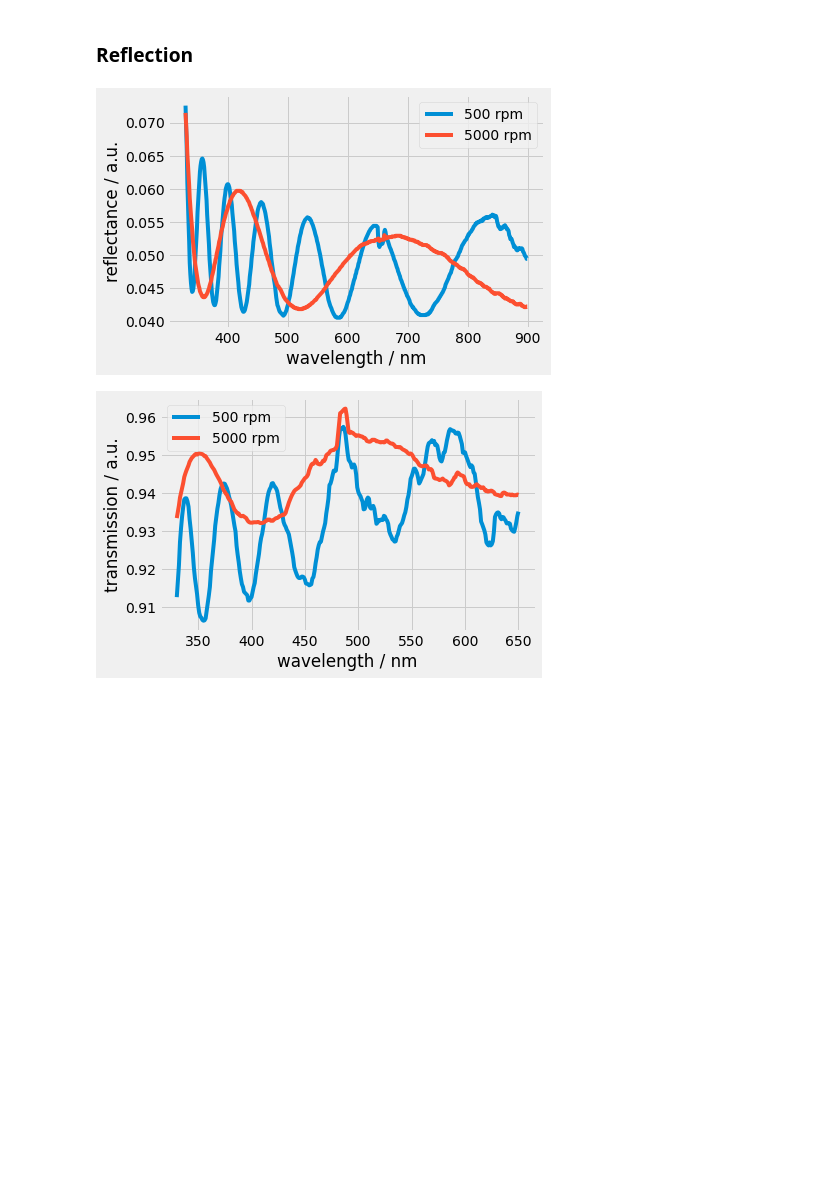
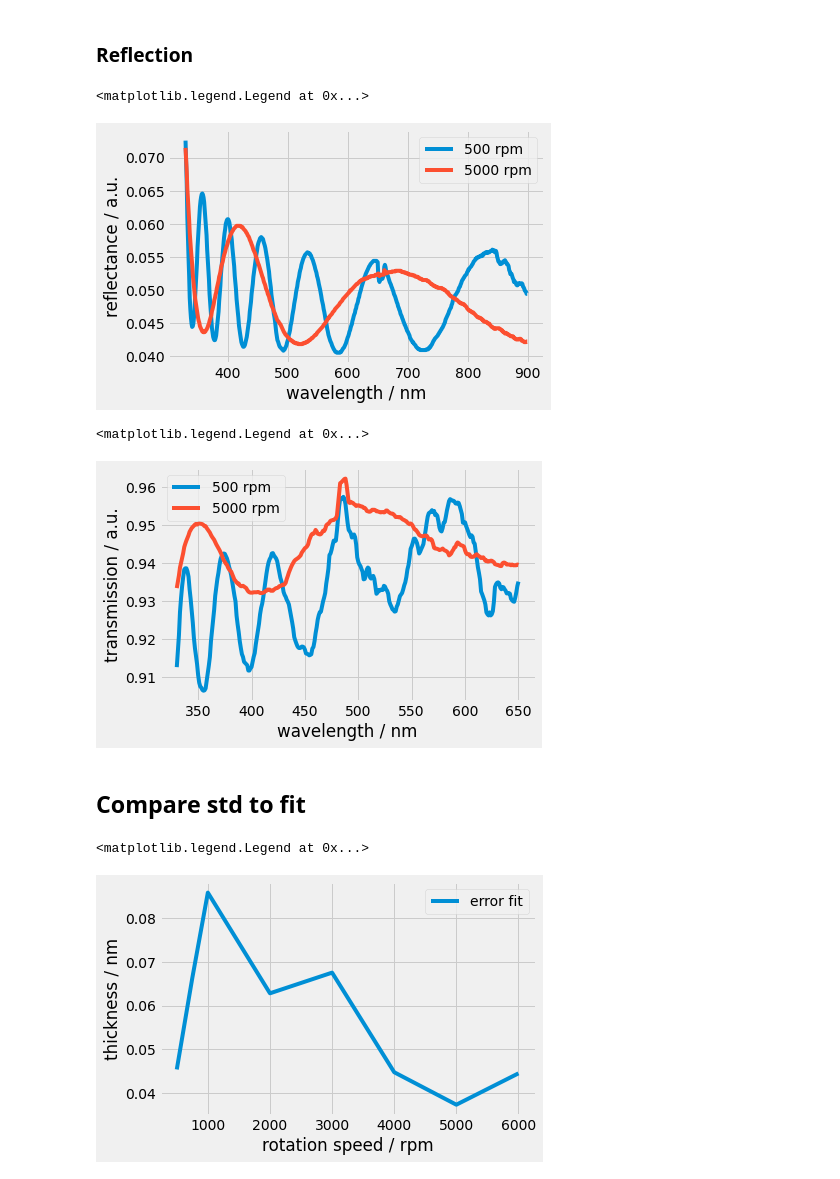
Before and after one commit to LeoausderDose/PPD, a Jupyter notebook: Versuch_ThinFilm/Programmien/EinflussMessmethodeSpektren_Rot.ipynb, the cells around one changed output. Cells and saved outputs as stored; diff of their text form; code cells hidden in the pictures; blank space fills up the shorter version.

```diff
--- a/Versuch_ThinFilm/Programmien/EinflussMessmethodeSpektren.ipynb
+++ b/Versuch_ThinFilm/Programmien/EinflussMessmethodeSpektren_Rot.ipynb
@@ -97,8 +119,9 @@ plt.xlabel('wavelength / nm')
 plt.ylabel('reflectance / a.u.')
 plt.legend()
 
-tikzplotlib.save("VglMessmeth_refl_500adn5000.tex")
+# tikzplotlib.save("VglMessmeth_refl_500adn5000.tex")
 # %% [output]
+<matplotlib.legend.Legend at 0x...>
 [figure]
 # %%
 plt.plot(dfspec_trans500rpm.loc[:,'nm'], dfspec_trans500rpm.loc[:,'ref'], label  = '500 rpm')
@@ -108,6 +131,22 @@ plt.plot(dfspec_trans5000rpm.loc[:,'nm'], dfspec_trans5000rpm.loc[:,'ref'], labe
 plt.xlabel('wavelength / nm')
 plt.ylabel('transmission / a.u.')
 plt.legend()
-tikzplotlib.save("VglMessmeth_trans_500adn5000.tex")
+# tikzplotlib.save("VglMessmeth_trans_500adn5000.tex")
 # %% [output]
+<matplotlib.legend.Legend at 0x...>
 [figure]
+# %% [markdown]
+## Compare std to fit
+# %%
+plt.plot(heterogeneity_ref[:,0],heterogeneity_ref[:,4], label  = 'error fit')
+#plt.plot(heterogeneity_ref[:,0],heterogeneity_ref[:,2], label  = 'std')
+#plt.plot(heterogeneity_ref[:,0],heterogeneity_ref[:,5], label  = 'div')
+#plt.plot(heterogeneity_ref[:,0],np.ones(heterogeneity_ref[:,0].size) *np.mean(heterogeneity_ref[:,3]- heterogeneity_trans[:,3]), label  = 'mean')
+
+plt.xlabel('rotation speed / rpm')
+plt.ylabel('thickness / nm')
+
+plt.legend()
+# %% [output]
+<matplotlib.legend.Legend at 0x...>
+[figure, added]
```
Also changed, not shown: parts of 6 cells of this notebook, 36 other files.
